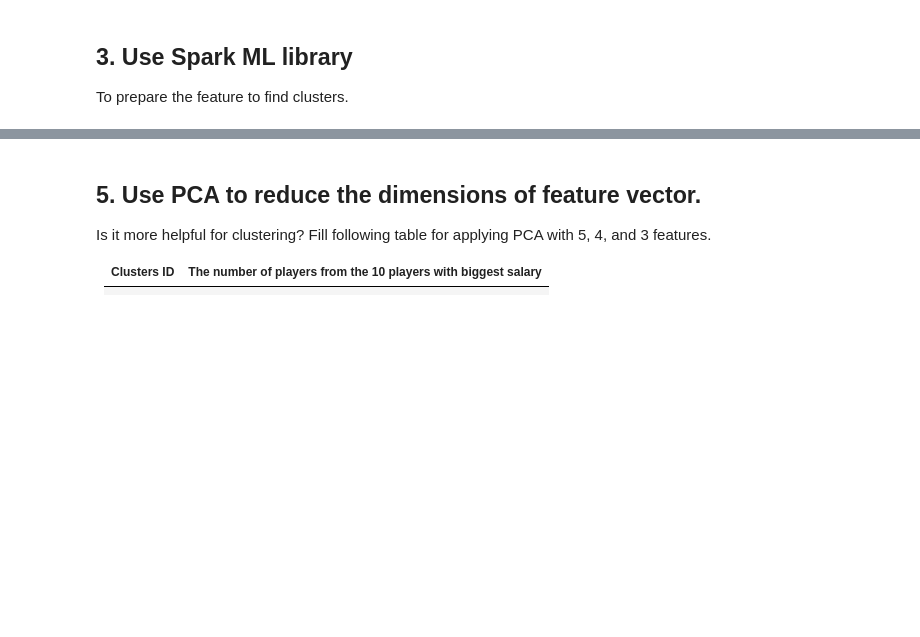
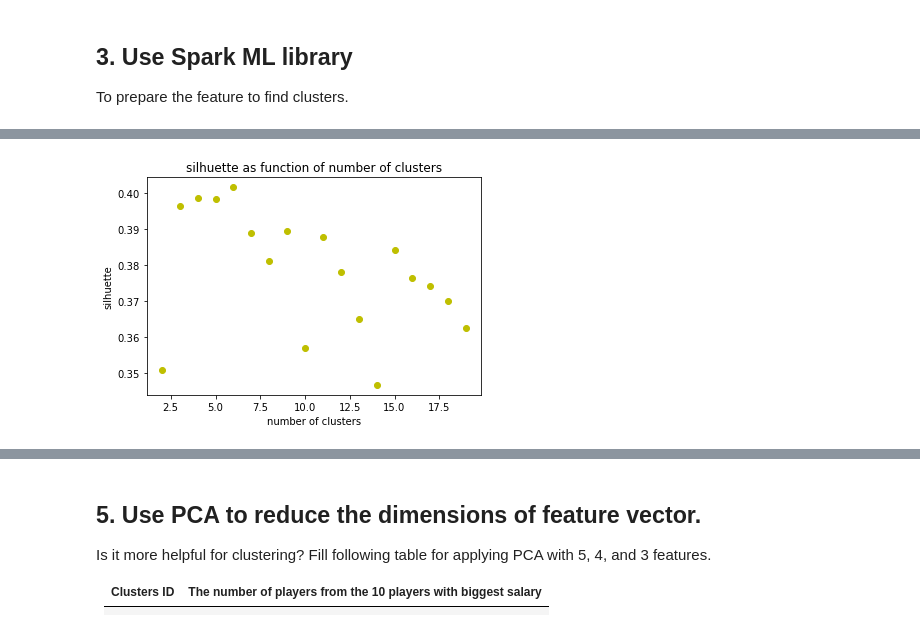
Before and after one commit to vodkolav/DSlab1, a Jupyter notebook: BigData/Assignment3.ipynb, the cells around one changed output, grey strips where cells are left out. Cells and saved outputs as stored; diff of their text form; code cells hidden in the pictures; blank space fills up the shorter version.

Commit message:
Add some work on pyspark
clustering
PCA, tSne
very messy

```diff
--- a/BigData/Assignment3.ipynb
+++ b/BigData/Assignment3.ipynb
@@ -532,0 +664,17 @@ For this number of clusters create a result table (the number of rows as a numbe
+# %%
+# Import `StandardScaler`
+from pyspark.ml.feature import StandardScaler
+
+# Initialize the `standardScaler`
+# Standardizes features by removing the mean and scaling to unit std
+# using column summary statistics on the samples in the training set.
+standardScaler = StandardScaler(inputCol="vectors", outputCol="features")
+
+# Fit the DataFrame to the scaler
+scaler = standardScaler.fit(df5)
+
+# Transform the data in `df` with the scaler
+dataset = scaler.transform(df5)
+
+# Inspect the result
+dataset.first()
@@ -532,0 +683,19 @@ For this number of clusters create a result table (the number of rows as a numbe
+# %%
+# Trains a k-means model.
+silh = []
+xSilh = []
+models = []
+clusters = 20
+for cluster in range(2, clusters):
+    kmeans = KMeans().setK(cluster).setSeed(1)
+    model = kmeans.fit(dataset)
+        # Make predictions
+    predictions = model.transform(dataset)
+        # Evaluate clustering by computing Silhouette score
+    evaluator = ClusteringEvaluator()
+
+    silhouette = evaluator.evaluate(predictions)
+    silh.append(silhouette)
+    xSilh.append(cluster)
+    models.append(model)
+    print(cluster, " Silhouette with squared euclidean distance = " + str(silhouette))
@@ -532,0 +721,10 @@ For this number of clusters create a result table (the number of rows as a numbe
+# %%
+# Plot the silhuette
+plt.scatter(xSilh, silh,label='Centers',color='y')
+plt.xlabel('number of clusters')
+plt.ylabel('silhuette')
+plt.title('silhuette as function of number of clusters')
+#plt.legend()
+plt.show()
+# %% [output]
+[figure, added]
```
Also changed, not shown: parts of 51 cells of this notebook.
